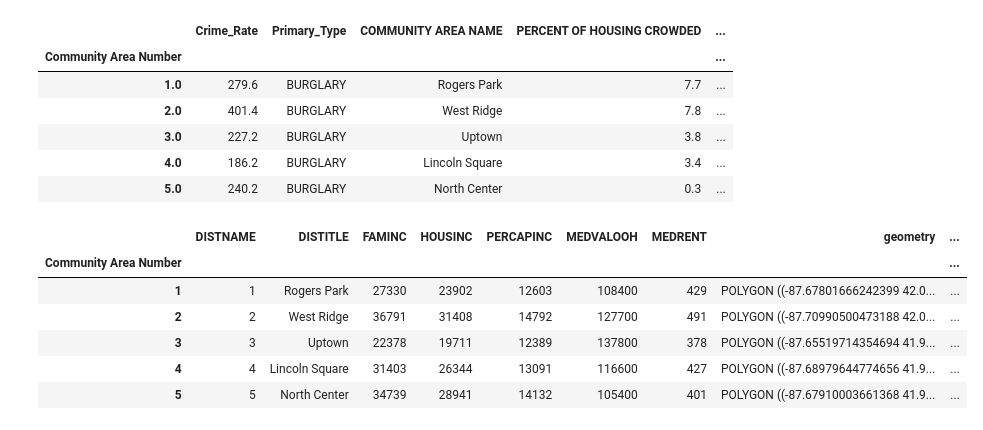
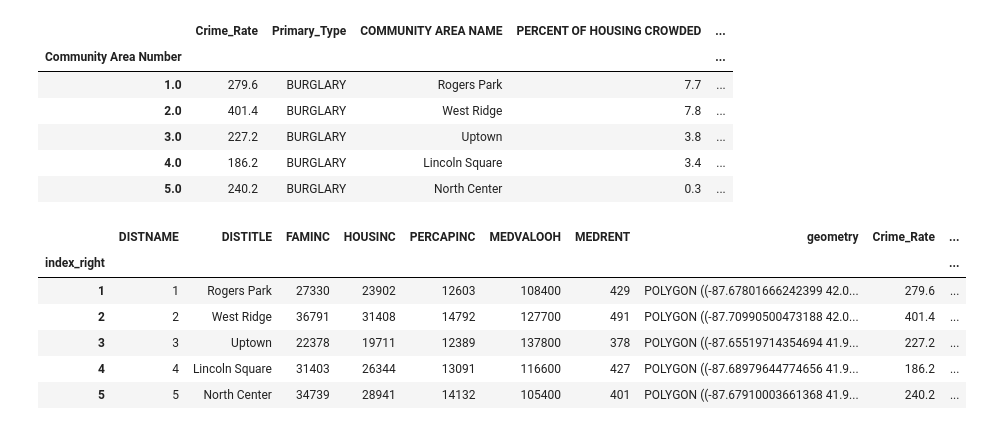
Before and after one commit to bac2qh/ippp_Final_Project, a Jupyter notebook: Crime_Type_plot.ipynb, the cells around one changed output. Saved outputs shown, nothing was run; the diff lists cells and outputs as text; code cells hidden in the pictures.

```diff
--- a/Crime_Type_plot.ipynb
+++ b/Crime_Type_plot.ipynb
@@ -300,8 +351,8 @@ KeyError: 'Community Area Number'
 # %%
-# crime_bulglary = crime_df[crime_df['Primary_Type'] == 'BURGLARY']
-# crime_bulglary.set_index('Community Area Number', inplace = True)
-# crime_bulglary = crime_bulglary.sort_index()
-# crime_bulglary.head()
+crime_bulglary = crime_df[crime_df['Primary_Type'] == 'BURGLARY']
+crime_bulglary.set_index('Community Area Number', inplace = True)
+crime_bulglary = crime_bulglary.sort_index()
+crime_bulglary.head()
 # %% [output]
 |  | Crime_Rate | Primary_Type | COMMUNITY AREA NAME | PERCENT OF HOUSING CROWDED | ... |
 | Community Area Number |  |  |  |  | ... |
@@ -311,14 +362,14 @@ KeyError: 'Community Area Number'
 | 4.0 | 186.2 | BURGLARY | Lincoln Square | 3.4 | ... |
 | 5.0 | 240.2 | BURGLARY | North Center | 0.3 | ... |
 # %%
-# # merge primary_type with community geodata
-# crime_bulglary_geo = tract_df.join(crime_bulglary)
-# crime_bulglary_geo.head()
+# merge primary_type with community geodata
+crime_bulglary_geo = chicomm_df.join(crime_bulglary)
+crime_bulglary_geo.head()
 # %% [output]
-|  | DISTNAME | DISTITLE | FAMINC | HOUSINC | PERCAPINC | MEDVALOOH | MEDRENT | geometry | ... |
-| Community Area Number |  |  |  |  |  |  |  |  | ... |
-| 1 | 1 | Rogers Park | 27330 | 23902 | 12603 | 108400 | 429 | POLYGON ((-87.67801666242399 42.0... | ... |
-| 2 | 2 | West Ridge | 36791 | 31408 | 14792 | 127700 | 491 | POLYGON ((-87.70990500473188 42.0... | ... |
-| 3 | 3 | Uptown | 22378 | 19711 | 12389 | 137800 | 378 | POLYGON ((-87.65519714354694 41.9... | ... |
-| 4 | 4 | Lincoln Square | 31403 | 26344 | 13091 | 116600 | 427 | POLYGON ((-87.68979644774656 41.9... | ... |
-| 5 | 5 | North Center | 34739 | 28941 | 14132 | 105400 | 401 | POLYGON ((-87.67910003661368 41.9... | ... |
+|  | DISTNAME | DISTITLE | FAMINC | HOUSINC | PERCAPINC | MEDVALOOH | MEDRENT | geometry | Crime_Rate | ... |
+| index_right |  |  |  |  |  |  |  |  |  | ... |
+| 1 | 1 | Rogers Park | 27330 | 23902 | 12603 | 108400 | 429 | POLYGON ((-87.67801666242399 42.0... | 279.6 | ... |
+| 2 | 2 | West Ridge | 36791 | 31408 | 14792 | 127700 | 491 | POLYGON ((-87.70990500473188 42.0... | 401.4 | ... |
+| 3 | 3 | Uptown | 22378 | 19711 | 12389 | 137800 | 378 | POLYGON ((-87.65519714354694 41.9... | 227.2 | ... |
+| 4 | 4 | Lincoln Square | 31403 | 26344 | 13091 | 116600 | 427 | POLYGON ((-87.68979644774656 41.9... | 186.2 | ... |
+| 5 | 5 | North Center | 34739 | 28941 | 14132 | 105400 | 401 | POLYGON ((-87.67910003661368 41.9... | 240.2 | ... |
```
Also changed, not shown: parts of 13 cells of this notebook.
